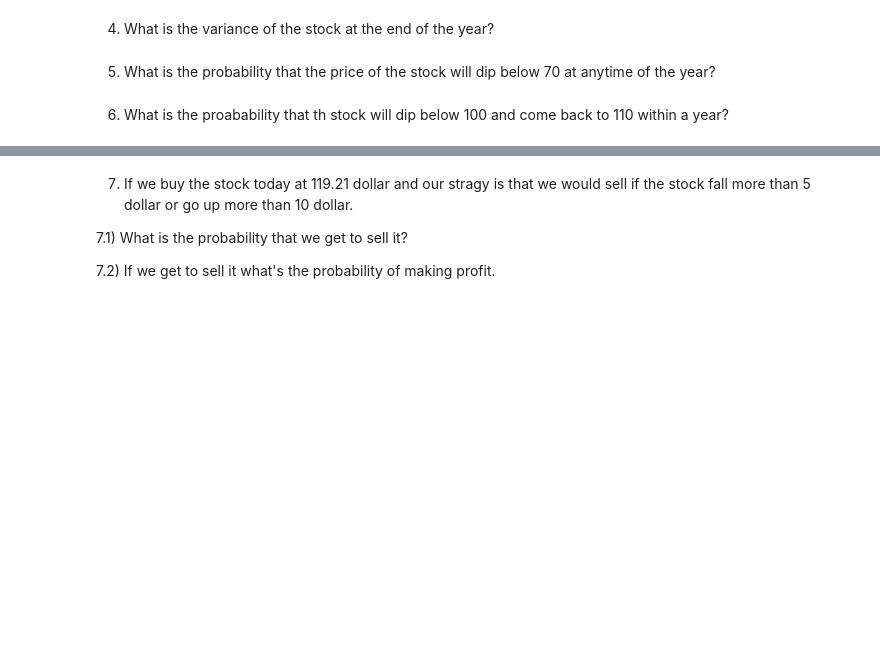
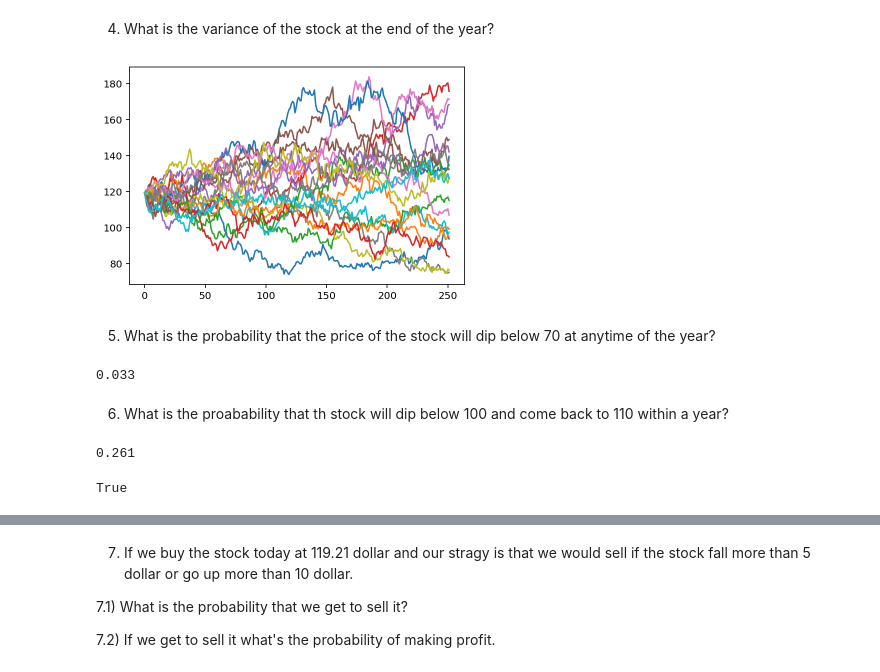
Before and after one commit to MUIC-Numerical-Methods-2018/Exercise-6, a Jupyter notebook: Monte Carlo.ipynb, the cells around one changed output, grey strips where cells are left out. Cells and saved outputs as stored; diff of their text form; code cells hidden in the pictures; blank space fills up the shorter version.

```diff
--- a/Monte Carlo.ipynb
+++ b/Monte Carlo.ipynb
@@ -255,8 +265,43 @@ def gen_multiverse(n_days):
 # %% [markdown]
 3) What is the expected value of the stock at the end of year?
+# %%
+np.random.seed(6666)
+universes = [gen_multiverse(252) for _ in range(1000)]
 # %% [markdown]
 4) What is the variance of the stock at the end of the year?
+# %%
+for u in universes[:20]:
+    plt.plot(u)
+# %% [output]
+[figure, added]
 # %% [markdown]
 5) What is the probability that the price of the stock will dip below 70 at anytime of the year?
+# %%
+got_to_buy  = [min(u) <= 70 for u in universes]
+print(sum(got_to_buy)/len(got_to_buy))
+# %% [output]
+0.033
 # %% [markdown]
 6) What is the proabability that th stock will dip below 100 and come back to 110 within a year?
+# %%
+def is_good_universe(universe):
+    bought = False
+    sold = False
+    for price in universe:
+        if not bought:
+            if price <= 100:
+                bought = True
+        else: # bought
+            if price >= 110:
+                sold = True
+                return True
+    return False
+
+results = [is_good_universe(u) for u in universes]
+print(sum(results)/len(results))
+# %% [output]
+0.261
+# %%
+is_good_universe([0,99, 111, 200])
+# %% [output]
+True
```
Also changed, not shown: parts of 3 cells of this notebook.
